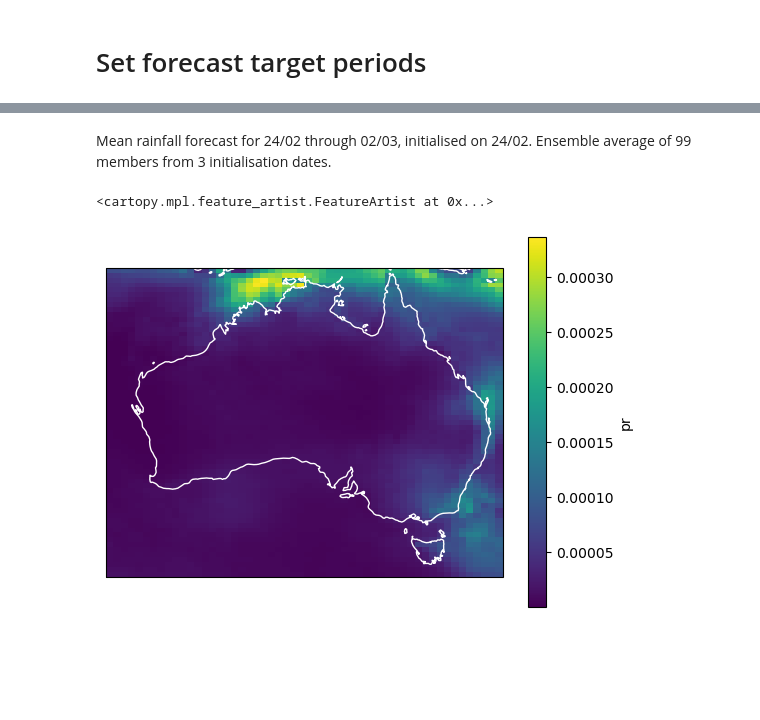
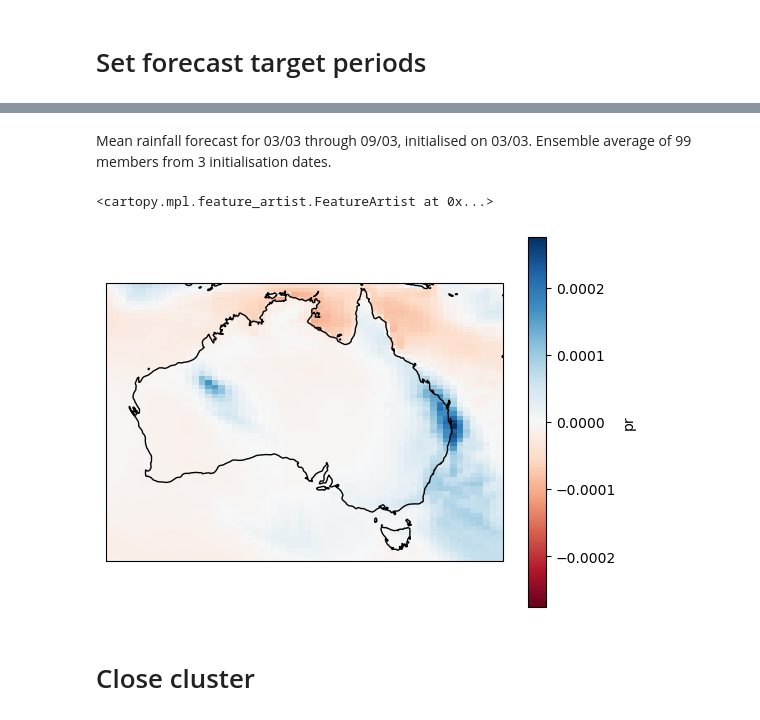
Before and after one commit to dougrichardson/Wet_Aus_2022, a Jupyter notebook: ACCESS-S2_anomaly_forecasts.ipynb, the cells around one changed output, grey strips where cells are left out. Drawn from its saved outputs; the diff is of its cells as text; code cells hidden in the pictures; blank space fills up the shorter version.

```diff
--- a/ACCESS-S2_anomaly_forecasts.ipynb
+++ b/ACCESS-S2_anomaly_forecasts.ipynb
@@ -344,0 +190,4 @@ fcast_plot = fcast.sel(
+# %%
+init = '2022-03-03'
+t1 = mar_target_lead0[init][0]
+t2 = mar_target_lead0[init][1]
@@ -344,0 +196,12 @@ fcast_plot = fcast.sel(
+# %%
+# We use the init plus the inits from the two days prior
+start = pd.to_datetime(init) - pd.DateOffset(days=2)
+start = cftime.datetime(start.year, start.month, start.day)
+inits = xr.cftime_range(start=start, end=init, freq="1D")
+# %%
+fcast1 = anoms.sel(init=inits)
+# %%
+fcast1 = fcast1.where(
+    (anoms.valid_time >= t1) &
+    (anoms.valid_time <= t2)
+)
@@ -345,10 +215,12 @@ fcast_plot = fcast.sel(
 # %% [markdown]
-Mean rainfall forecast for 24/02 through 02/03, initialised on 24/02.
+Mean rainfall forecast for 03/03 through 09/03, initialised on 03/03.
 Ensemble average of 99 members from 3 initialisation dates.
 # %%
 fig, ax = plt.subplots(1, 1, subplot_kw={'projection': ccrs.PlateCarree()})
-fcast_plot.mean(['init_date', 'target_date', 'member']).plot(ax=ax)
-ax.coastlines(color='white')
+fcast1.mean(['init', 'lead', 'member']).plot(ax=ax, cmap='RdBu')
+ax.coastlines(color='black')
 # %% [output]
 <cartopy.mpl.feature_artist.FeatureArtist at 0x...>
-[figure, old version]
+[figure, new version]
+# %% [markdown]
+# Close cluster
```
Also changed, not shown: parts of 33 cells of this notebook, 1 other file.
